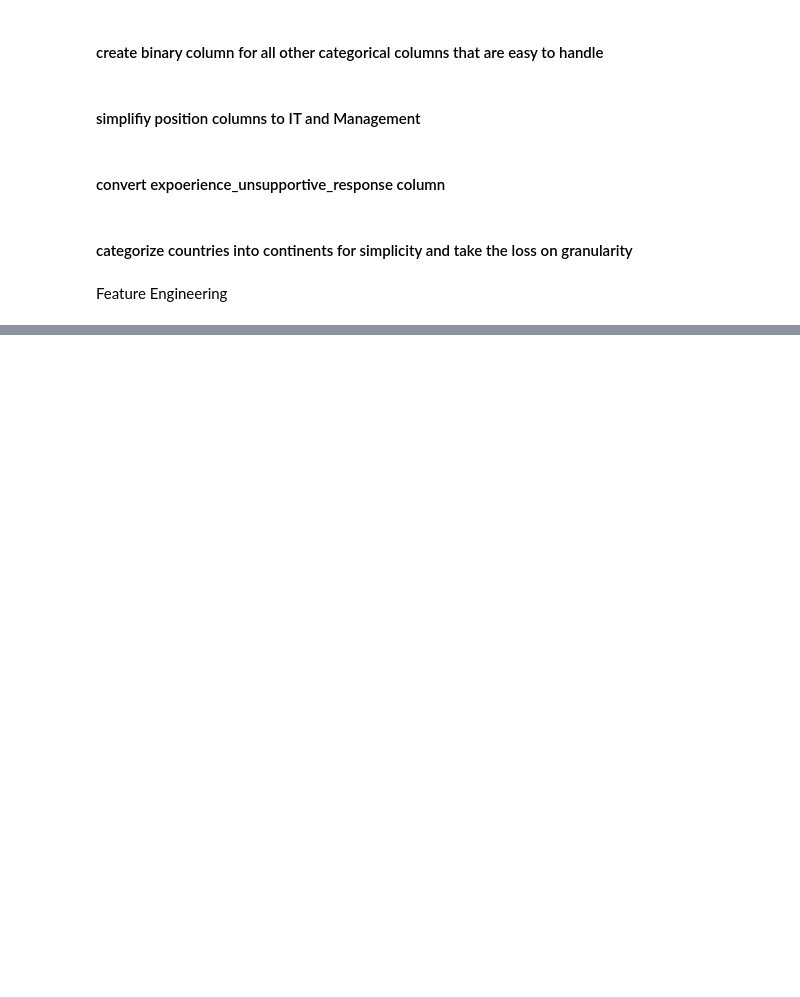
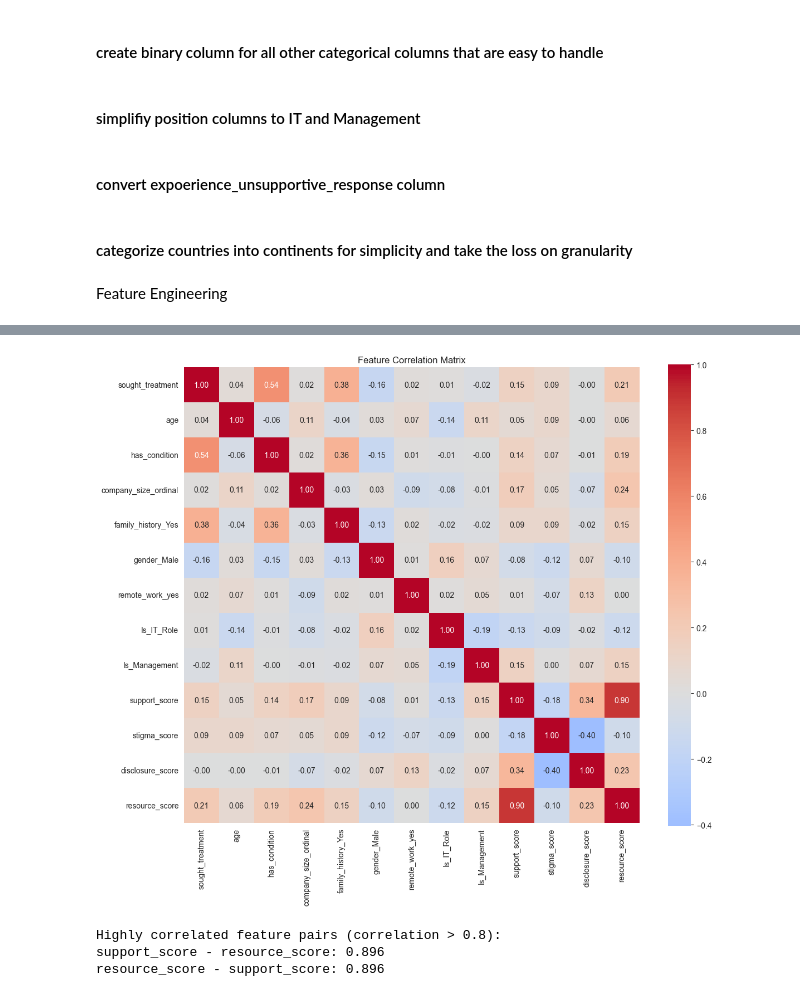
Before and after one commit to KonradKlein91/ml_unservised_learning, a Jupyter notebook: main.ipynb, the cells around one changed output, grey strips where cells are left out. Cells and saved outputs as stored; diff of their text form; code cells hidden in the pictures; blank space fills up the shorter version.

Commit message:
Feature selection down to 13 columns

```diff
--- a/main.ipynb
+++ b/main.ipynb
@@ -1119,9 +1032,9 @@ def create_binary_columns(df, column_name):
     # Get unique values
     unique_values = df[column_name].dropna().unique()
 
-    # Create binary columns for all but the last category
+    # Create binary columns for ALL categories
     new_columns = []
-    for value in unique_values[:-1]:  # Exclude the last category to prevent multicollinearity
+    for value in unique_values:
         new_column_name = f"{column_name}_{safe_column_name(value)}"
         df[new_column_name] = (df[column_name] == value).astype(int)
         new_columns.append(new_column_name)
@@ -1273,6 +1186,15 @@ df = df.drop(['work_country', 'continent'], axis=1)
 
 # Drop one continent columns as long as we only look at USA
 df = df.drop(['continent_North_America', 'continent_Europe', 'continent_South_America', 'continent_Asia', 'continent_Africa', 'continent_Oceania', 'continent_Other'], axis=1)
+# %%
+# Create remote_work_yes by combining 'Sometimes' and 'Always'
+df['remote_work_yes'] = df['remote_work_Sometimes'] | df['remote_work_Always']
+
+# We can keep remote_work_Never as remote_work_no if needed
+df['remote_work_no'] = df['remote_work_Never']
+
+# Drop the original columns
+df = df.drop(columns=['remote_work_Sometimes', 'remote_work_Always', 'remote_work_Never'])
 # %% [markdown]
 Feature Engineering
 # %%
@@ -2429,0 +1330,30 @@ Higher scores indicate more perceived stigma.
+# %%
+# Create correlation matrix
+correlation_matrix = features_for_clustering.corr()
+
+# Create heatmap visualization using seaborn
+plt.figure(figsize=(12, 10))
+sns.heatmap(correlation_matrix,
+            annot=True,  # Show correlation values
+            cmap='coolwarm',  # Color scheme
+            center=0,  # Center the colormap at 0
+            fmt='.2f',  # Show 2 decimal places
+            square=True)  # Make cells square
+plt.title('Feature Correlation Matrix')
+plt.tight_layout()
+plt.show()
+
+# Find highly correlated feature pairs (above 0.8 for example)
+threshold = 0.8
+high_corr = np.where(np.abs(correlation_matrix) > threshold)
+high_corr = [(correlation_matrix.index[x], correlation_matrix.columns[y], correlation_matrix.iloc[x,y])
+             for x, y in zip(*high_corr) if x != y]  # Exclude self-correlations
+
+print("\nHighly correlated feature pairs (correlation > 0.8):")
+for feat1, feat2, corr in high_corr:
+    print(f"{feat1} - {feat2}: {corr:.3f}")
+# %% [output]
+[figure, added]
+Highly correlated feature pairs (correlation > 0.8):
+support_score - resource_score: 0.896
+resource_score - support_score: 0.896
```
Also changed, not shown: parts of 36 cells of this notebook.
